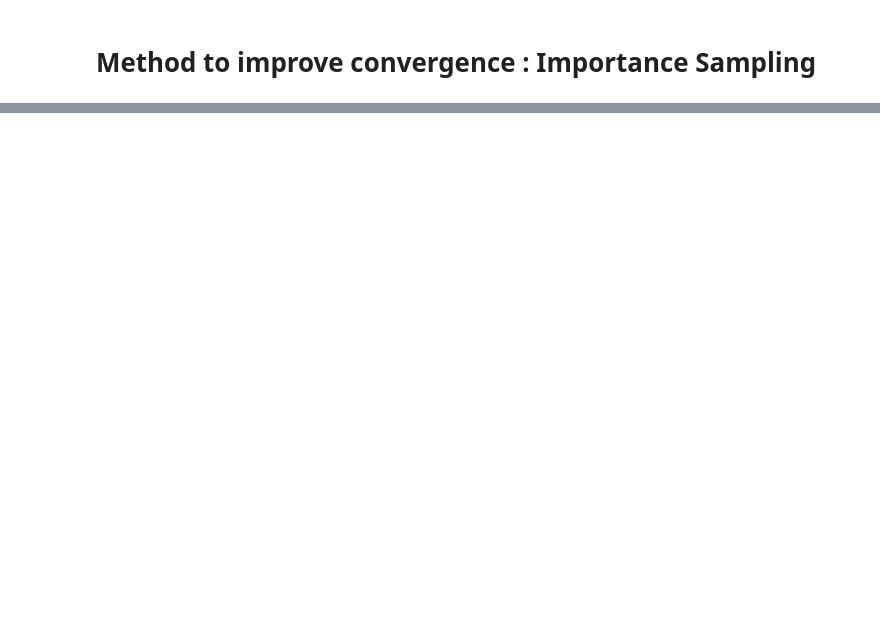
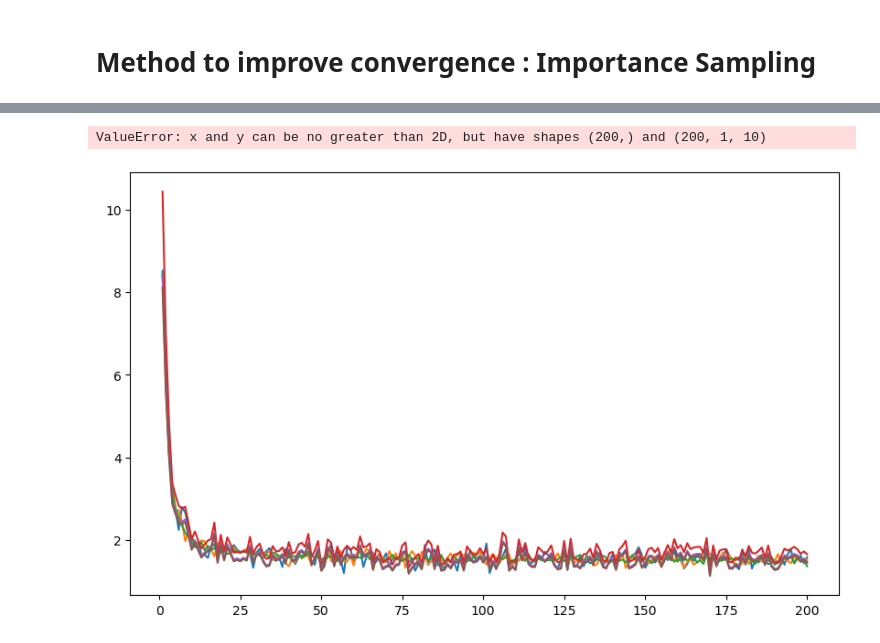
Before and after one commit to guoda23/stochastic_simulation_assignment_1, a Jupyter notebook: combined_sampling_methods.ipynb, the cells around one changed output, grey strips where cells are left out. Drawn from its saved outputs; the diff is of its cells as text; code cells hidden in the pictures; blank space fills up the shorter version.

```diff
--- a/combined_sampling_methods.ipynb
+++ b/combined_sampling_methods.ipynb
@@ -573,0 +655,16 @@ plt.show()
+# %%
+#TODO:Plot
+plt.figure(figsize=(10, 6))
+
+#Areas of different sampling methods for s=49
+for area in all_average_areas:
+    plt.plot(range(1, i_max+1), area)
+
+#Absolute errors of different sampling methods for s=49
+for errors in all_absolute_errors:
+    #TODO: sort out shapes
+    pass
+    # plt.plot(range(1, i_max+1), errors)
+# %% [output]
+ValueError: x and y can be no greater than 2D, but have shapes (200,) and (200, 1, 10)
+[figure, added]
```
Also changed, not shown: parts of 6 cells of this notebook.
